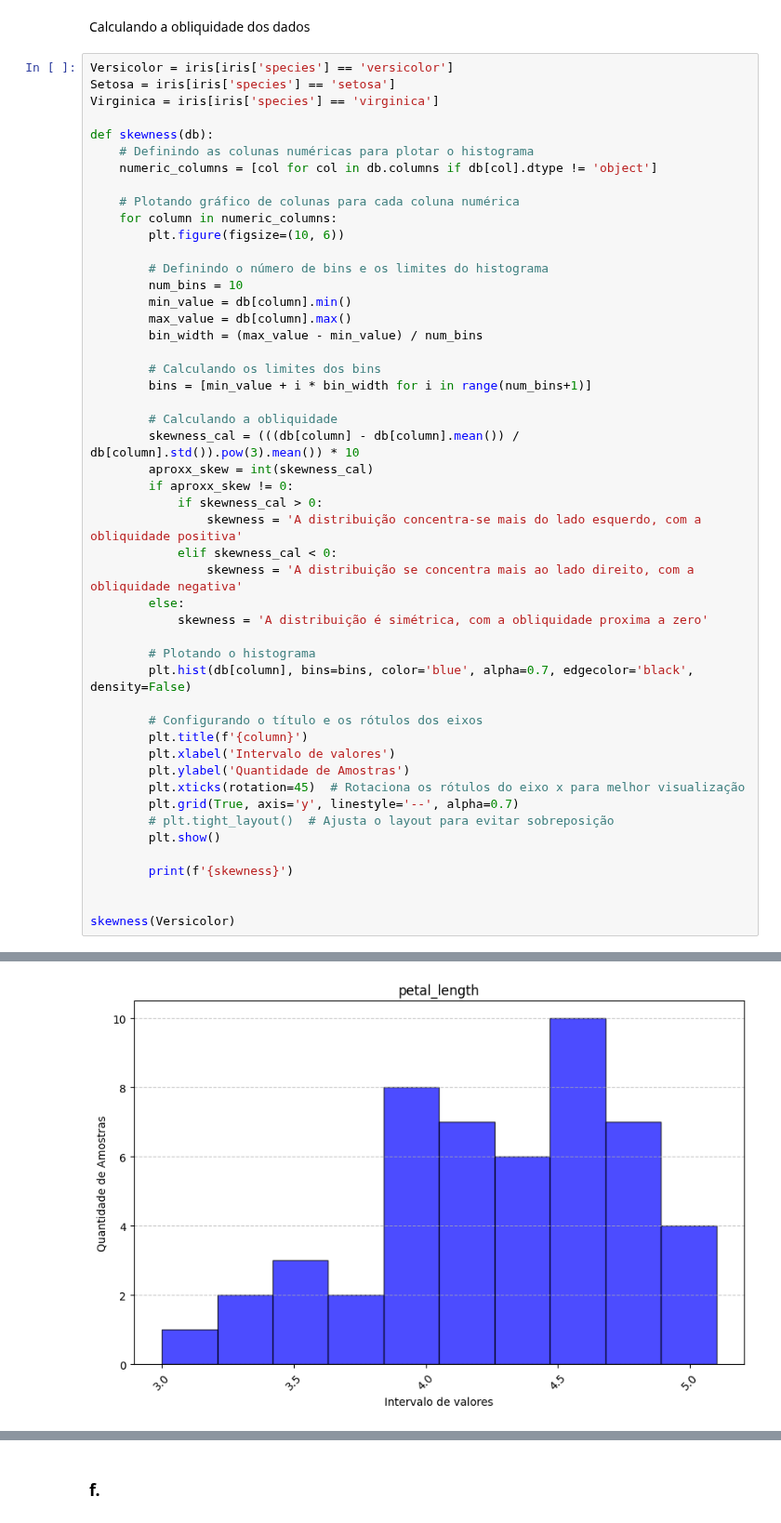
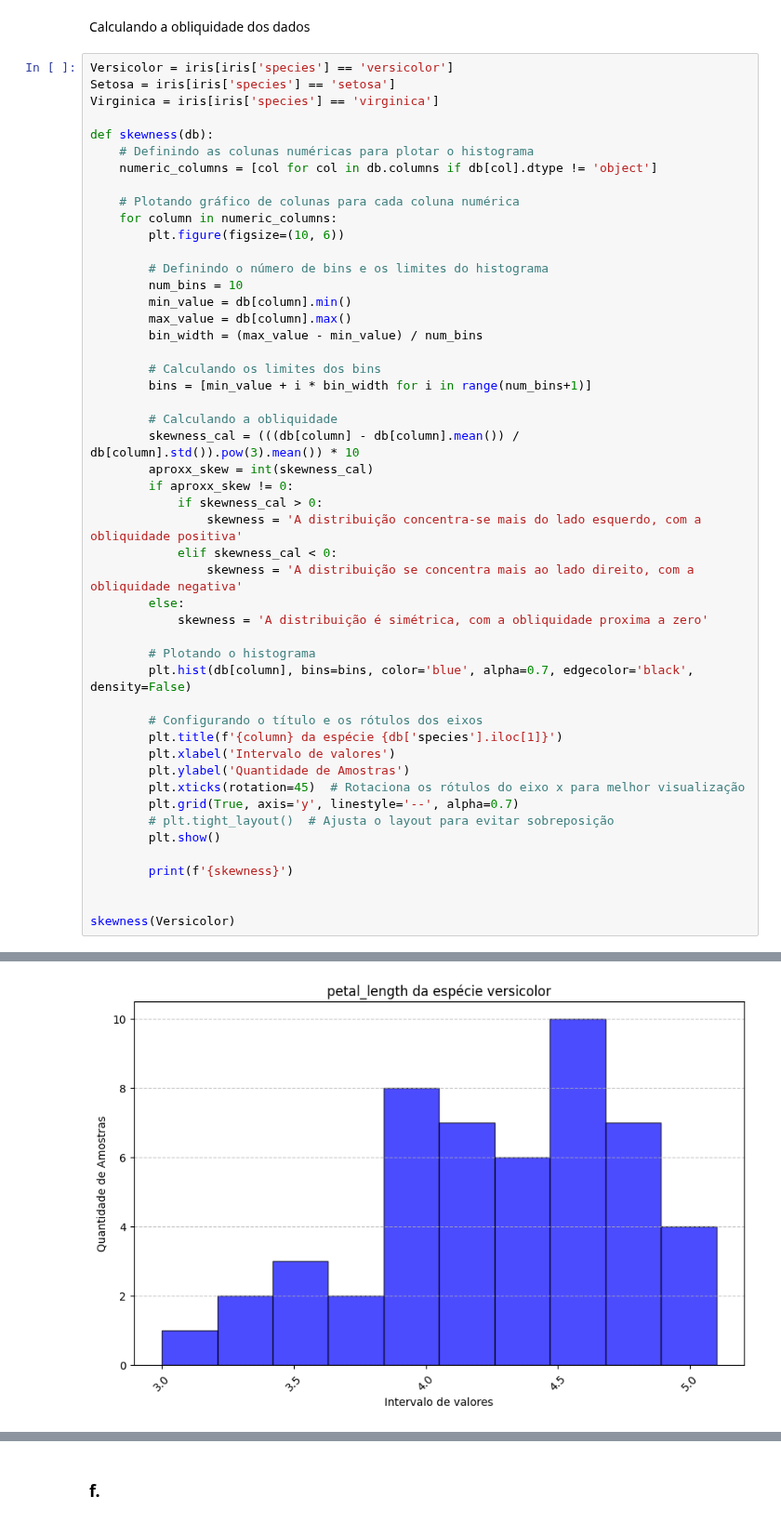
Before and after one commit to Guilherme-Prazeres/AVA1-ENGG67, a Jupyter notebook: IAM_AVA01_Guilherme_Prazeres_Joaquim.ipynb, the cells around one changed output, grey strips where cells are left out. Shown at 93% size. Cells and saved outputs as stored; diff of their text form.

```diff
--- a/IAM_AVA01_Guilherme_Prazeres_Joaquim.ipynb
+++ b/IAM_AVA01_Guilherme_Prazeres_Joaquim.ipynb
@@ -160,7 +160,7 @@ def skewness(db):
         plt.hist(db[column], bins=bins, color='blue', alpha=0.7, edgecolor='black', density=False)
 
         # Configurando o título e os rótulos dos eixos
-        plt.title(f'{column}')
+        plt.title(f'{column} da espécie {db['species'].iloc[1]}')
         plt.xlabel('Intervalo de valores')
         plt.ylabel('Quantidade de Amostras')
         plt.xticks(rotation=45)  # Rotaciona os rótulos do eixo x para melhor visualização
@@ -179,3 +179,3 @@ A distribuição é simétrica, com a obliquidade proxima a zero
 A distribuição se concentra mais ao lado direito, com a obliquidade negativa
-[figure, old version]
+[figure, new version]
 A distribuição se concentra mais ao lado direito, com a obliquidade negativa
```
Also changed, not shown: parts of 1 cell of this notebook.
